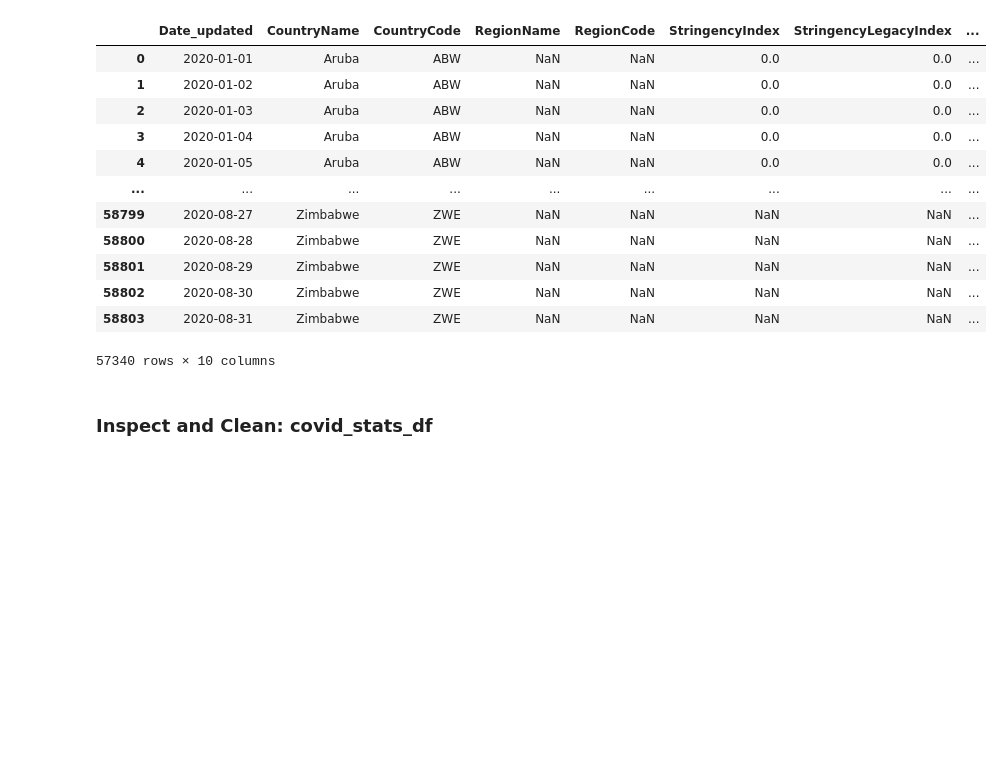
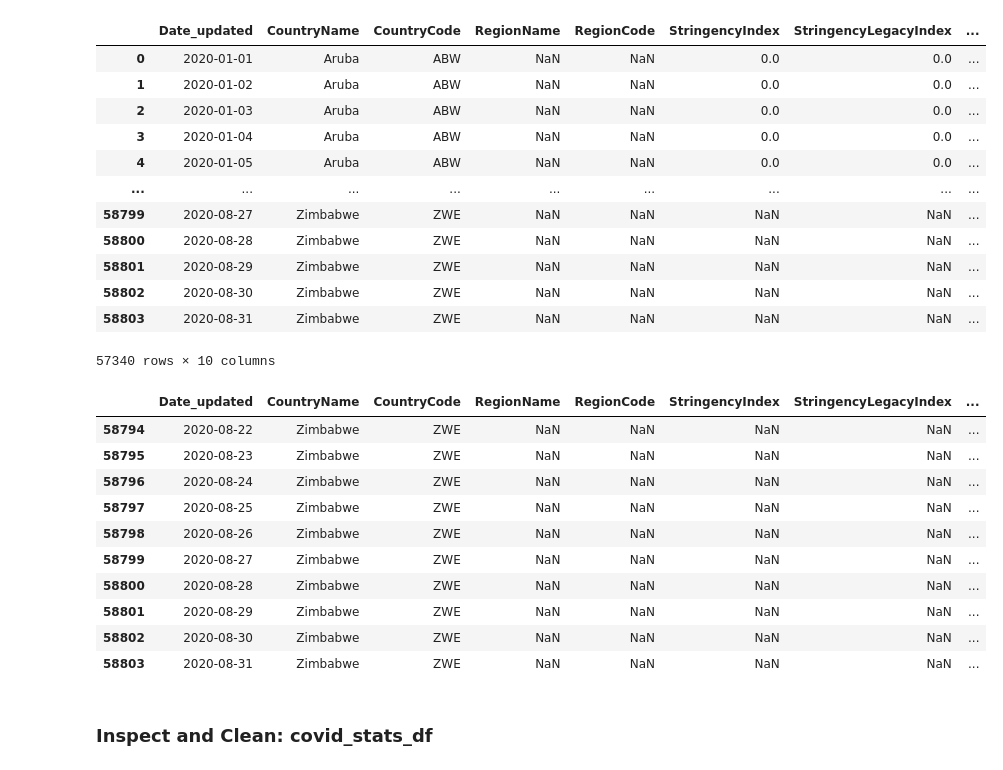
Before and after one commit to pmmfs/capstone-project, a Jupyter notebook: government_regulation_impact_initial_analysis.ipynb, the cells around one changed output. Saved outputs shown, nothing was run; the diff lists cells and outputs as text; code cells hidden in the pictures; blank space fills up the shorter version.

Commit message:
updated cleaning of both dataframes

```diff
--- a/government_regulation_impact_initial_analysis.ipynb
+++ b/government_regulation_impact_initial_analysis.ipynb
@@ -196,6 +262,20 @@ government_regulation_df
 | 58802 | 2020-08-30 | Zimbabwe | ZWE | NaN | NaN | NaN | NaN | ... |
 | 58803 | 2020-08-31 | Zimbabwe | ZWE | NaN | NaN | NaN | NaN | ... |
 57340 rows × 10 columns
+# %%
+government_regulation_df.tail(10)
+# %% [output]
+|  | Date_updated | CountryName | CountryCode | RegionName | RegionCode | StringencyIndex | StringencyLegacyIndex | ... |
+| 58794 | 2020-08-22 | Zimbabwe | ZWE | NaN | NaN | NaN | NaN | ... |
+| 58795 | 2020-08-23 | Zimbabwe | ZWE | NaN | NaN | NaN | NaN | ... |
+| 58796 | 2020-08-24 | Zimbabwe | ZWE | NaN | NaN | NaN | NaN | ... |
+| 58797 | 2020-08-25 | Zimbabwe | ZWE | NaN | NaN | NaN | NaN | ... |
+| 58798 | 2020-08-26 | Zimbabwe | ZWE | NaN | NaN | NaN | NaN | ... |
+| 58799 | 2020-08-27 | Zimbabwe | ZWE | NaN | NaN | NaN | NaN | ... |
+| 58800 | 2020-08-28 | Zimbabwe | ZWE | NaN | NaN | NaN | NaN | ... |
+| 58801 | 2020-08-29 | Zimbabwe | ZWE | NaN | NaN | NaN | NaN | ... |
+| 58802 | 2020-08-30 | Zimbabwe | ZWE | NaN | NaN | NaN | NaN | ... |
+| 58803 | 2020-08-31 | Zimbabwe | ZWE | NaN | NaN | NaN | NaN | ... |
 # %% [markdown]
 ### Inspect and Clean: covid_stats_df
 # %%
```
Also changed, not shown: parts of 8 cells of this notebook, 1 other file.
